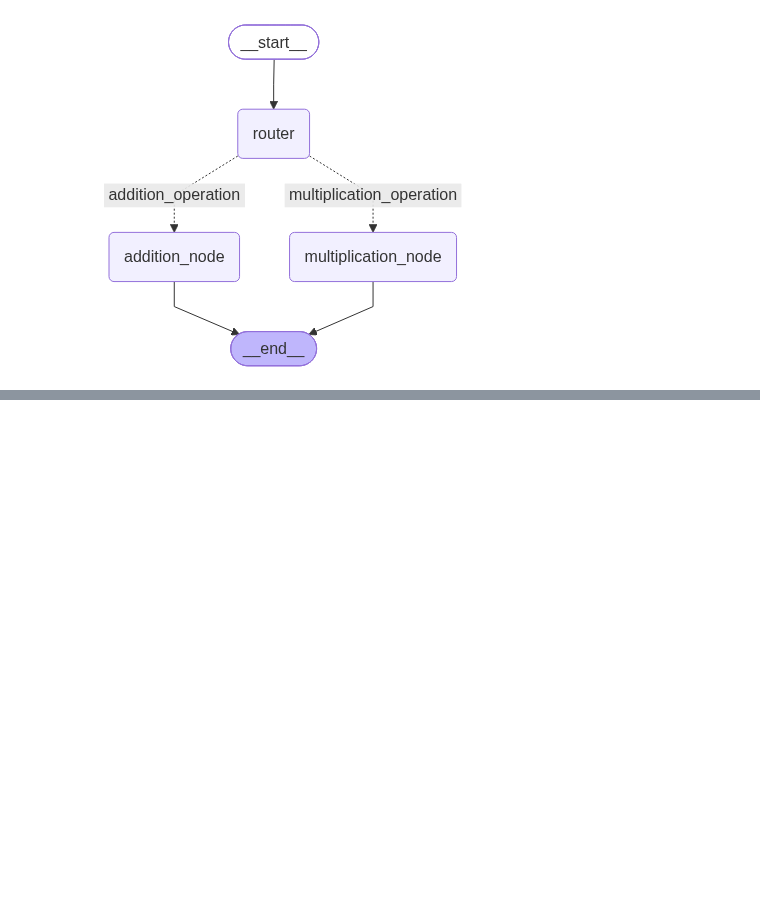
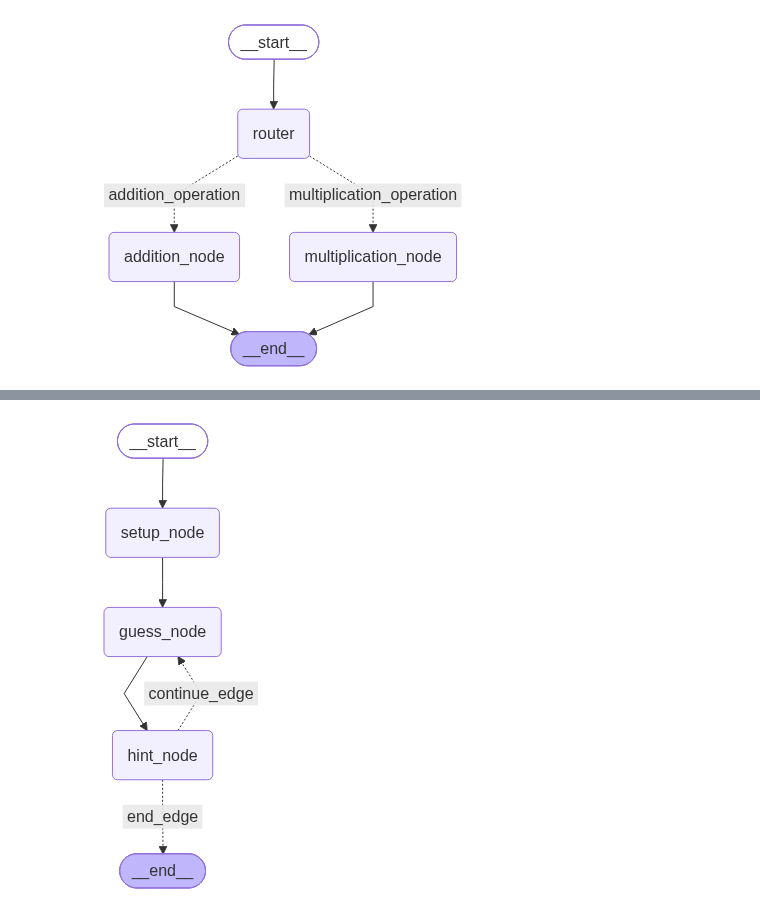
Before and after one commit to divyanshu-png/VOID, a Jupyter notebook: LangGraph_Basics.ipynb, the cells around one changed output, grey strips where cells are left out. Saved outputs shown, nothing was run; the diff lists cells and outputs as text; code cells hidden in the pictures; blank space fills up the shorter version.

```diff
--- a/LangGraph_Basics.ipynb
+++ b/LangGraph_Basics.ipynb
@@ -546,0 +712,5 @@ print(result["result"])
+# %%
+from IPython.display import Image, display
+display(Image(app.get_graph().draw_mermaid_png()))
+# %% [output]
+[figure, added]
```
Also changed, not shown: parts of 7 cells of this notebook.
